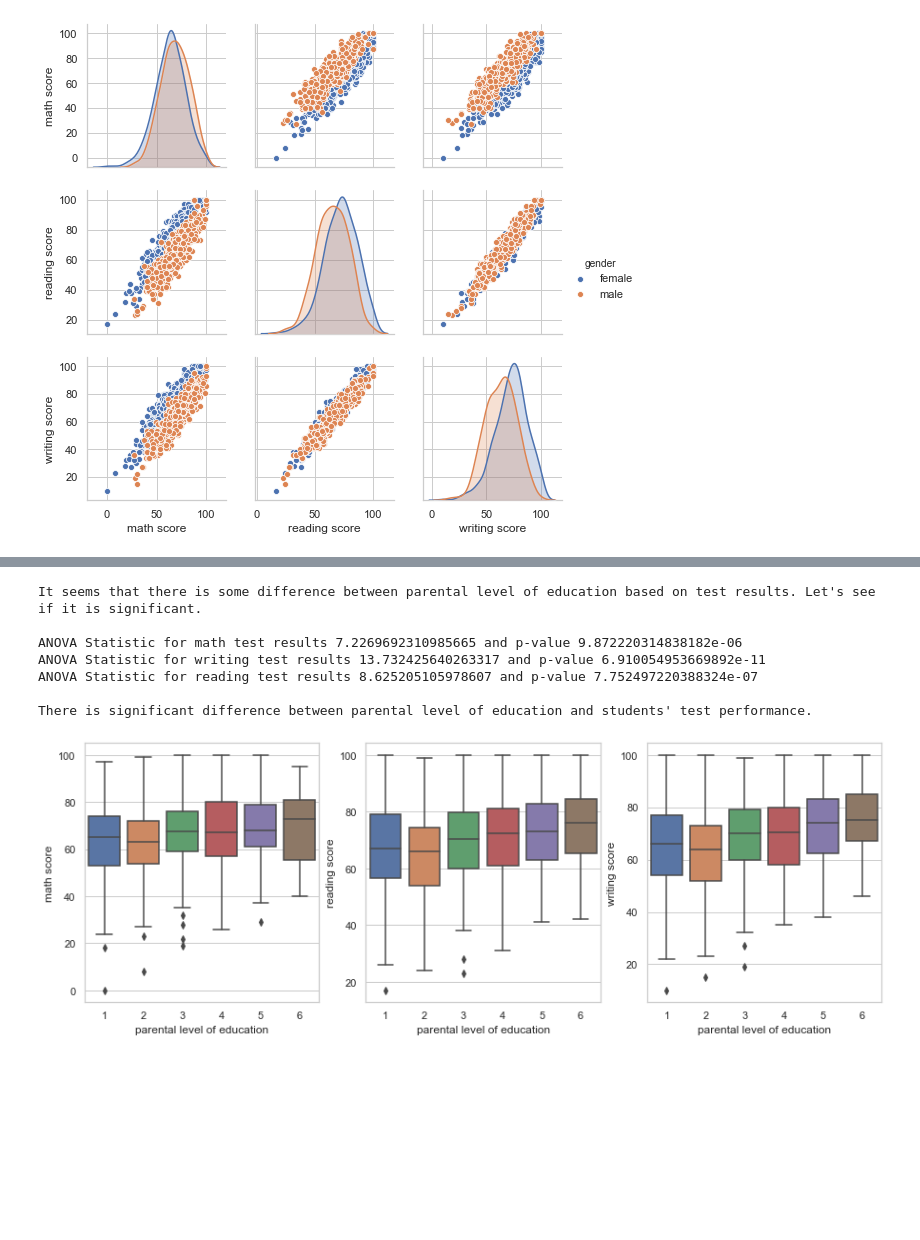
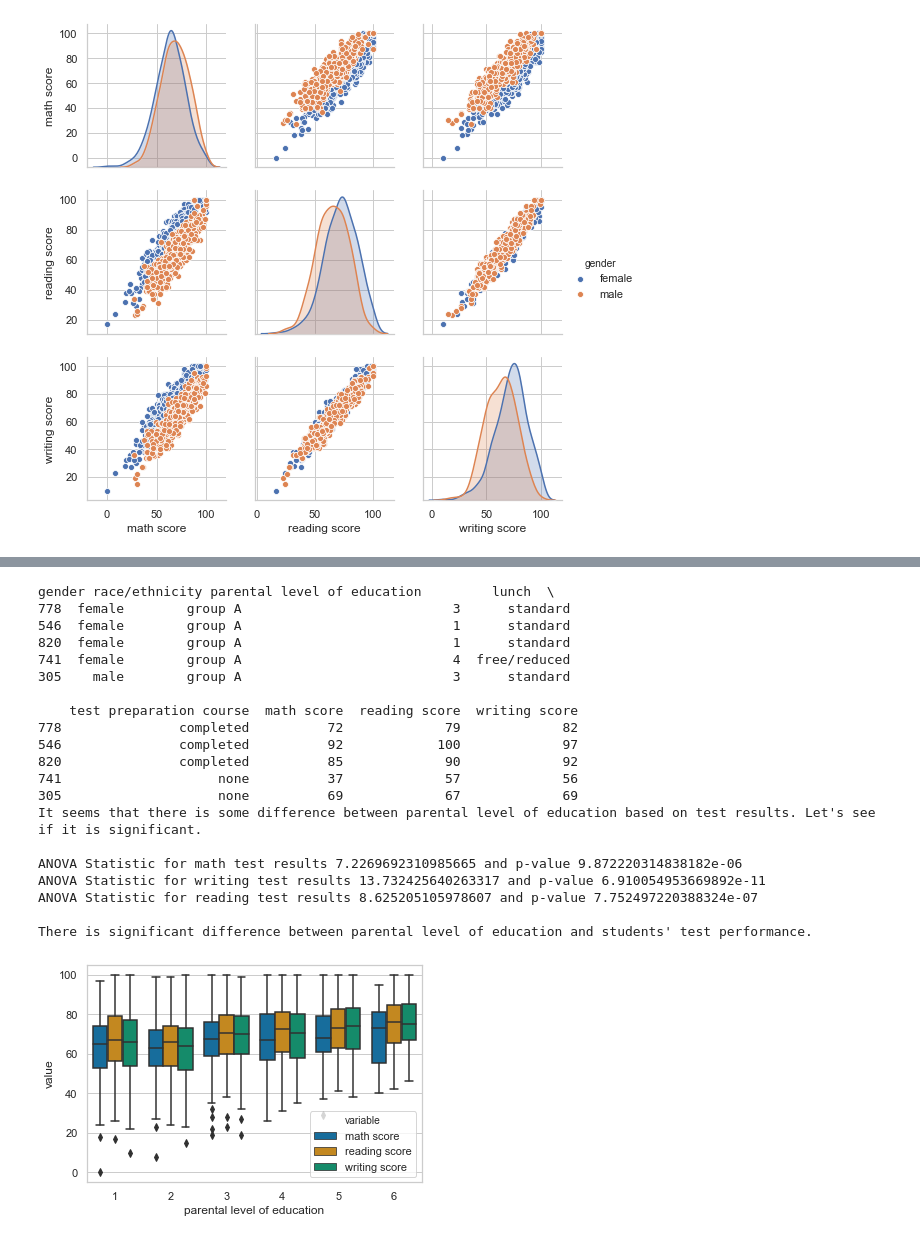
Before and after one commit to Qrgon/SynBio, a Jupyter notebook: Report Jupyter.ipynb, the cells around one changed output, grey strips where cells are left out. Saved outputs shown, nothing was run; the diff lists cells and outputs as text; code cells hidden in the pictures; blank space fills up the shorter version.

```diff
--- a/Report Jupyter.ipynb
+++ b/Report Jupyter.ipynb
@@ -380,9 +378,14 @@ As the pvalues are less than 0.05 the differencies between ethnical groups based
 # %%
 #Parental level of education analysis
-f, axes = plt.subplots(1, 3, figsize=(15, 5), sharex=True)
-ax = sns.boxplot(y="math score", x="parental level of education", data=df, ax=axes[0])
-ax = sns.boxplot(y="reading score", x="parental level of education", data=df, ax=axes[1])
-ax = sns.boxplot(y="writing score", x="parental level of education", data=df, ax=axes[2])
+
+
+print(df.head())
+ploe_df = pd.melt(df, id_vars=['parental level of education'], value_vars=['math score', 'reading score', 'writing score'])
+
+sns.boxplot(y='value', x='parental level of education',
+                 data = ploe_df,
+                 palette="colorblind",
+                 hue='variable')
 
 print("It seems that there is some difference between parental level of education based on test results. Let's see if it is significant. ")
 print()
@@ -401,34 +404,47 @@ E_math = df[E_df]['math score']
 
 A_writing = df[A_df]['writing score']
 B_writing = df[B_df]['writing score']
 C_writing = df[C_df]['writing score']
 D_writing = df[D_df]['writing score']
 E_writing = df[E_df]['writing score']
 
 A_reading = df[A_df]['reading score']
 B_reading = df[B_df]['reading score']
 C_reading = df[C_df]['reading score']
 D_reading = df[D_df]['reading score']
 E_reading = df[E_df]['reading score']
 
 import scipy.stats as stats
 F, p = stats.f_oneway(A_math, B_math, C_math, D_math, E_math)
 print("ANOVA Statistic for math test results " + str(F) + " and p-value " + str(p))
 F, p = stats.f_oneway(A_writing, B_writing, C_writing, D_writing, E_writing)
 print("ANOVA Statistic for writing test results " + str(F) + " and p-value " + str(p))
 F, p = stats.f_oneway(A_reading, B_reading, C_reading, D_reading, E_reading)
 print("ANOVA Statistic for reading test results " + str(F) + " and p-value " + str(p))
 print()
 print("There is significant difference between parental level of education and students' test performance.")
 # %% [output]
+gender race/ethnicity parental level of education         lunch  \
+778  female        group A                           3      standard
+546  female        group A                           1      standard
+820  female        group A                           1      standard
+741  female        group A                           4  free/reduced
+305    male        group A                           3      standard
+
+    test preparation course  math score  reading score  writing score
+778               completed          72             79             82
+546               completed          92            100             97
+820               completed          85             90             92
+741                    none          37             57             56
+305                    none          69             67             69
 It seems that there is some difference between parental level of education based on test results. Let's see if it is significant.
 
 ANOVA Statistic for math test results 7.2269692310985665 and p-value 9.872220314838182e-06
 ANOVA Statistic for writing test results 13.732425640263317 and p-value 6.910054953669892e-11
 ANOVA Statistic for reading test results 8.625205105978607 and p-value 7.752497220388324e-07
 
 There is significant difference between parental level of education and students' test performance.
-[figure, old version]
+[figure, new version]
 # %%
 #lunch analysis
 
```
Also changed, not shown: parts of 4 cells of this notebook.
